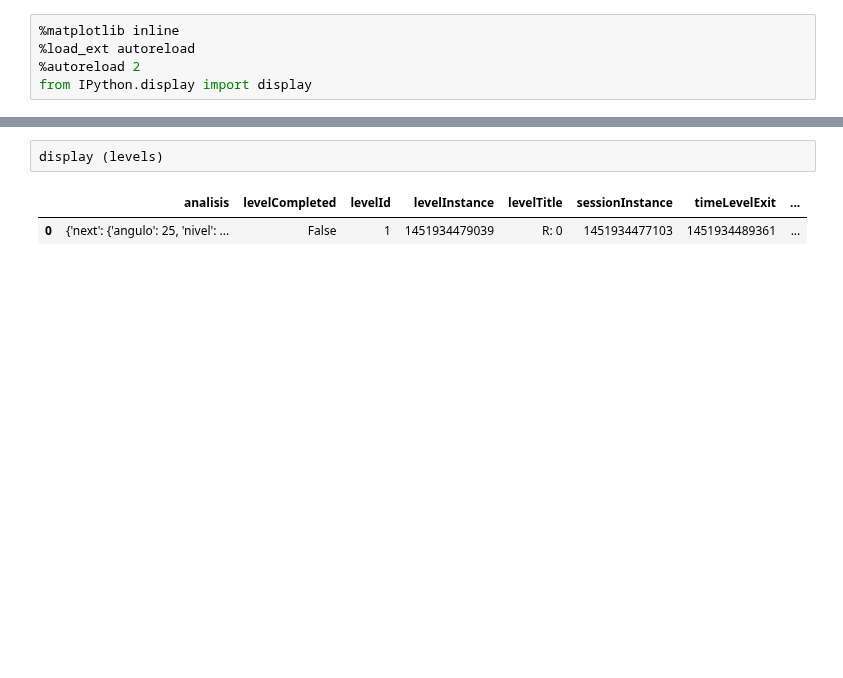
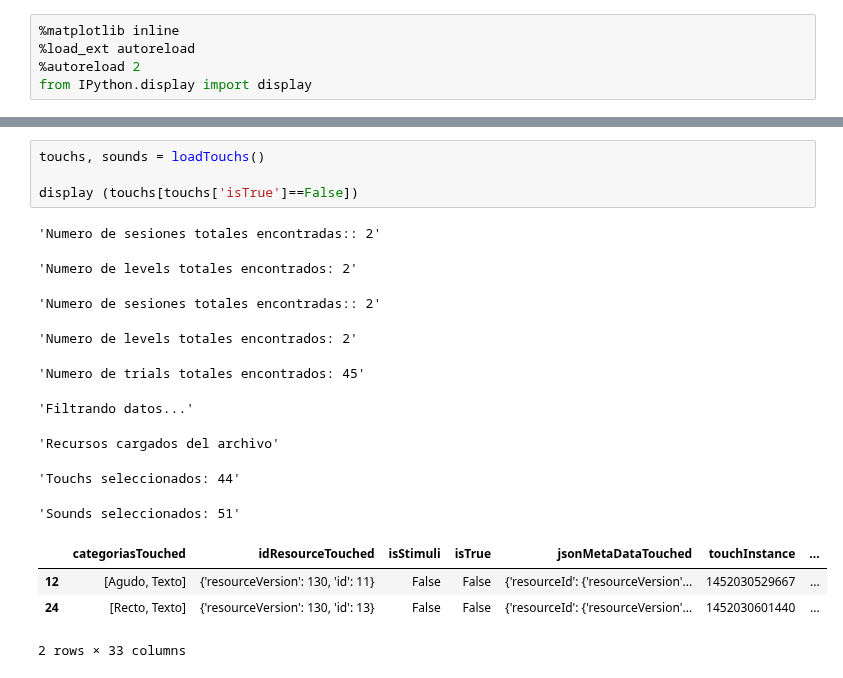
Before and after one commit to IoniUTDT/IPyVisound, a Jupyter notebook: UmbralAngulos.ipynb, the cells around one changed output, grey strips where cells are left out. Cells and saved outputs as stored; diff of their text form; blank space fills up the shorter version.

```diff
--- a/UmbralAngulos.ipynb
+++ b/UmbralAngulos.ipynb
@@ -28,5 +31,18 @@ plotConvergenciaAngulos(levels)
-# %%
-display (levels)
-# %% [output]
-|  | analisis | levelCompleted | levelId | levelInstance | levelTitle | sessionInstance | timeLevelExit | ... |
-| 0 | {'next': {'angulo': 25, 'nivel': ... | False | 1 | 1451934479039 | R: 0 | 1451934477103 | 1451934489361 | ... |
+# %%
+touchs, sounds = loadTouchs()
+
+display (touchs[touchs['isTrue']==False])
+# %% [output]
+'Numero de sesiones totales encontradas:: 2'
+'Numero de levels totales encontrados: 2'
+'Numero de sesiones totales encontradas:: 2'
+'Numero de levels totales encontrados: 2'
+'Numero de trials totales encontrados: 45'
+'Filtrando datos...'
+'Recursos cargados del archivo'
+'Touchs seleccionados: 44'
+'Sounds seleccionados: 51'
+|  | categoriasTouched | idResourceTouched | isStimuli | isTrue | jsonMetaDataTouched | touchInstance | ... |
+| 12 | [Agudo, Texto] | {'resourceVersion': 130, 'id': 11} | False | False | {'resourceId': {'resourceVersion'... | 1452030529667 | ... |
+| 24 | [Recto, Texto] | {'resourceVersion': 130, 'id': 13} | False | False | {'resourceId': {'resourceVersion'... | 1452030601440 | ... |
+2 rows × 33 columns
```
Also changed, not shown: parts of 1 cell of this notebook, 8 other files.
